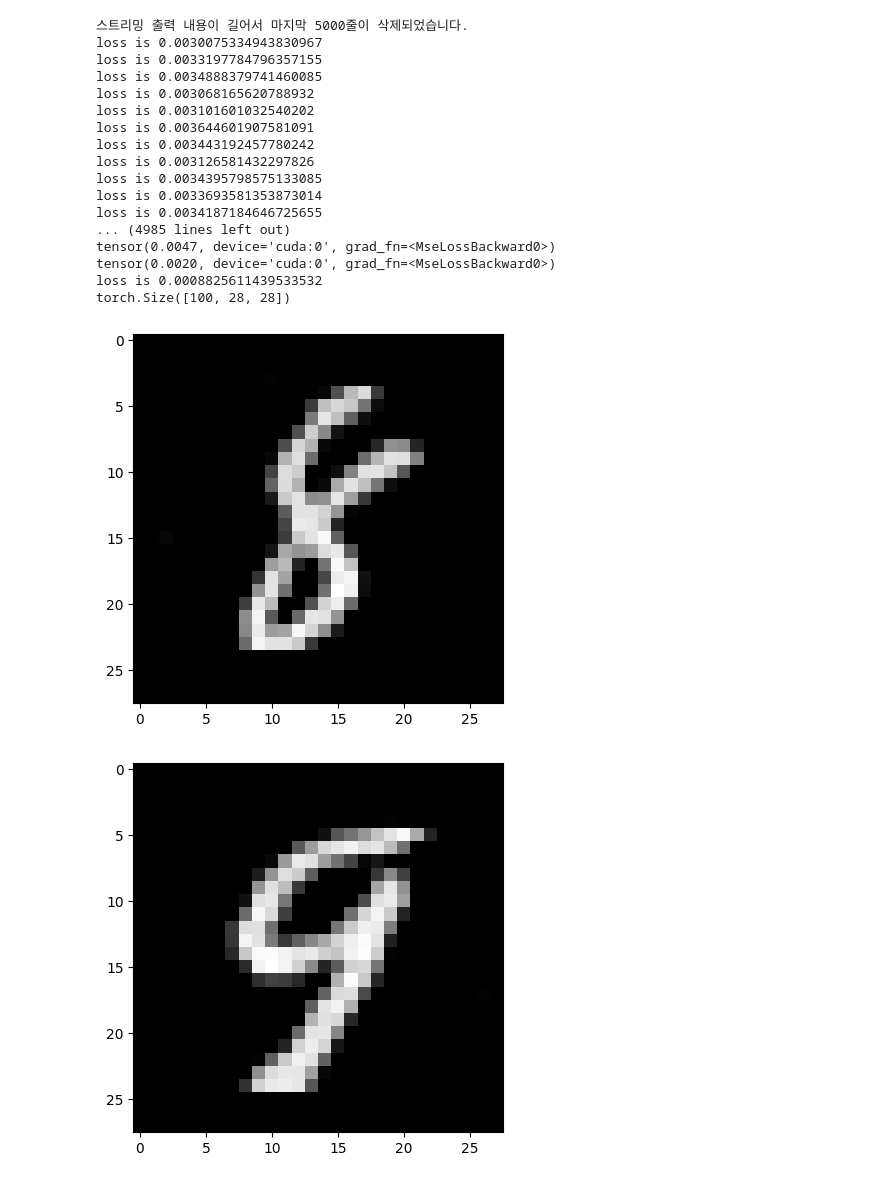
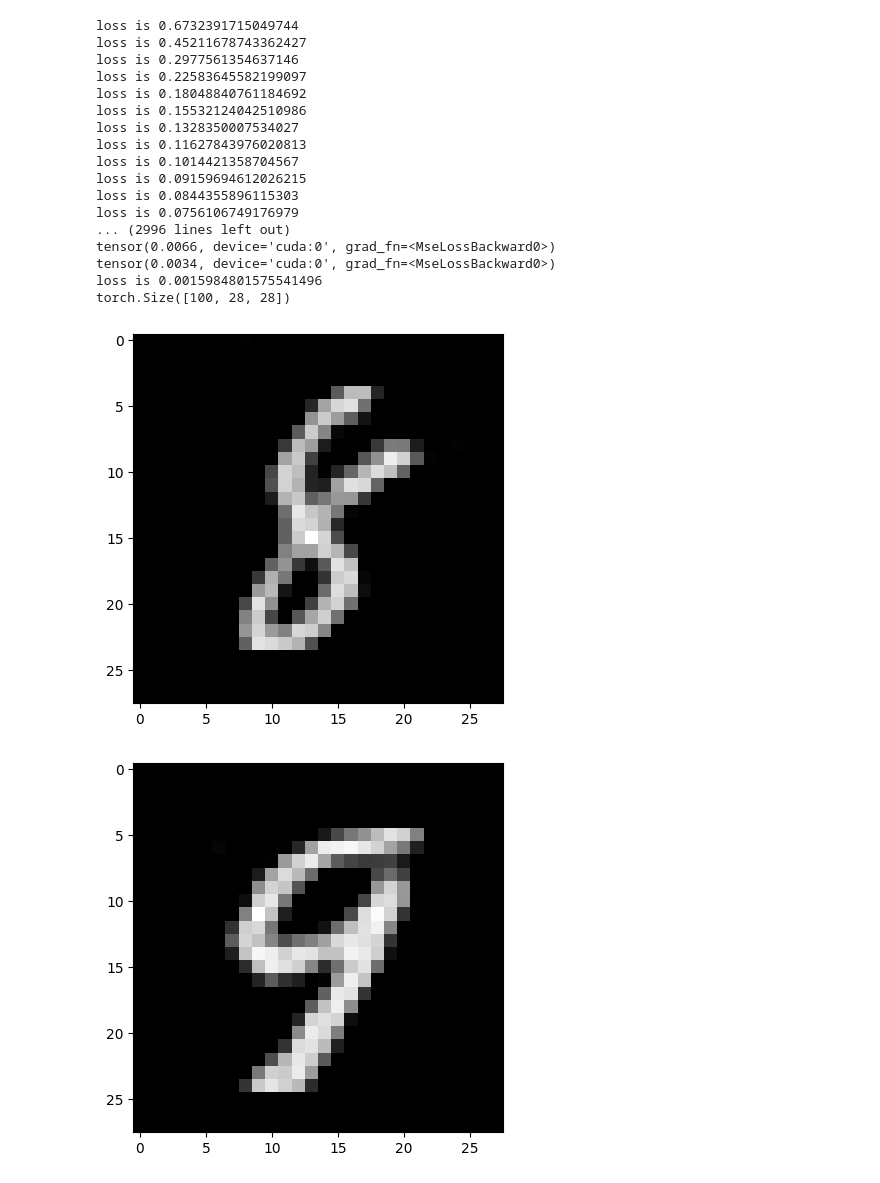
Before and after one commit to minseok40231/2025.LLM, a Jupyter notebook: 202021004김민석 훈련.ipynb, the cells around one changed output. Saved outputs shown, nothing was run; the diff lists cells and outputs as text; code cells hidden in the pictures.

```diff
--- a/202021004김민석 훈련.ipynb
+++ b/202021004김민석 훈련.ipynb
@@ -80,7 +80,7 @@ train_loader = torch.utils.data.DataLoader(mnist_train,
 test_loader = torch.utils.data.DataLoader(mnist_test,
                                           batch_size=batch_size, shuffle=False, num_workers=2, drop_last=True)
 
-num_epoch = 10
+num_epoch = 5
 Learning_rate = 0.0002
 device = torch.device("cuda" if torch.cuda.is_available() else "cpu")
 encoder = Encoder().to(device)
@@ -93,48 +93,48 @@ for i in range(num_epoch):
     for j,[image, label] in enumerate(train_loader):
         optimizer.zero_grad()
         image = image.to(device)
         z = encoder(image)
         output = decoder(z)
         loss = loss_func(output, image)
         loss.backward()
         optimizer.step()
         print("loss is", loss.cpu().item())
 
 for i in range(1):
     for j,[image, label] in enumerate(test_loader):
         image = image.to(device)
         z = encoder(image)
         output = decoder(z)
 
         loss = loss_func(output,image)
         if j % 10 == 0:
             print(loss)
 print("loss is", loss.cpu().item())
 
 out_img = torch.squeeze(output.cpu().data)
 print(out_img.size())
 for i in range(5):
     plt.show()
     plt.imshow(torch.squeeze(image[i].cpu()).data.numpy(),cmap='gray')
     plt.imshow(out_img[i].numpy(),cmap='gray')
     plt.show()
 # %% [output]
-스트리밍 출력 내용이 길어서 마지막 5000줄이 삭제되었습니다.
-loss is 0.0030075334943830967
-loss is 0.0033197784796357155
-loss is 0.0034888379741460085
-loss is 0.003068165620788932
-loss is 0.003101601032540202
-loss is 0.003644601907581091
-loss is 0.003443192457780242
-loss is 0.003126581432297826
-loss is 0.0034395798575133085
-loss is 0.0033693581353873014
-loss is 0.0034187184646725655
-... (4985 lines left out)
-tensor(0.0047, device='cuda:0', grad_fn=<MseLossBackward0>)
-tensor(0.0020, device='cuda:0', grad_fn=<MseLossBackward0>)
-loss is 0.0008825611439533532
+loss is 0.6732391715049744
+loss is 0.45211678743362427
+loss is 0.2977561354637146
+loss is 0.22583645582199097
+loss is 0.18048840761184692
+loss is 0.15532124042510986
+loss is 0.1328350007534027
+loss is 0.11627843976020813
+loss is 0.1014421358704567
+loss is 0.09159694612026215
+loss is 0.0844355896115303
+loss is 0.0756106749176979
+... (2996 lines left out)
+tensor(0.0066, device='cuda:0', grad_fn=<MseLossBackward0>)
+tensor(0.0034, device='cuda:0', grad_fn=<MseLossBackward0>)
+loss is 0.0015984801575541496
 torch.Size([100, 28, 28])
-[figure, old version]
+[figure, new version]
-[figure, old version]
+[figure, new version]
```
Also changed, not shown: parts of 1 cell of this notebook.
